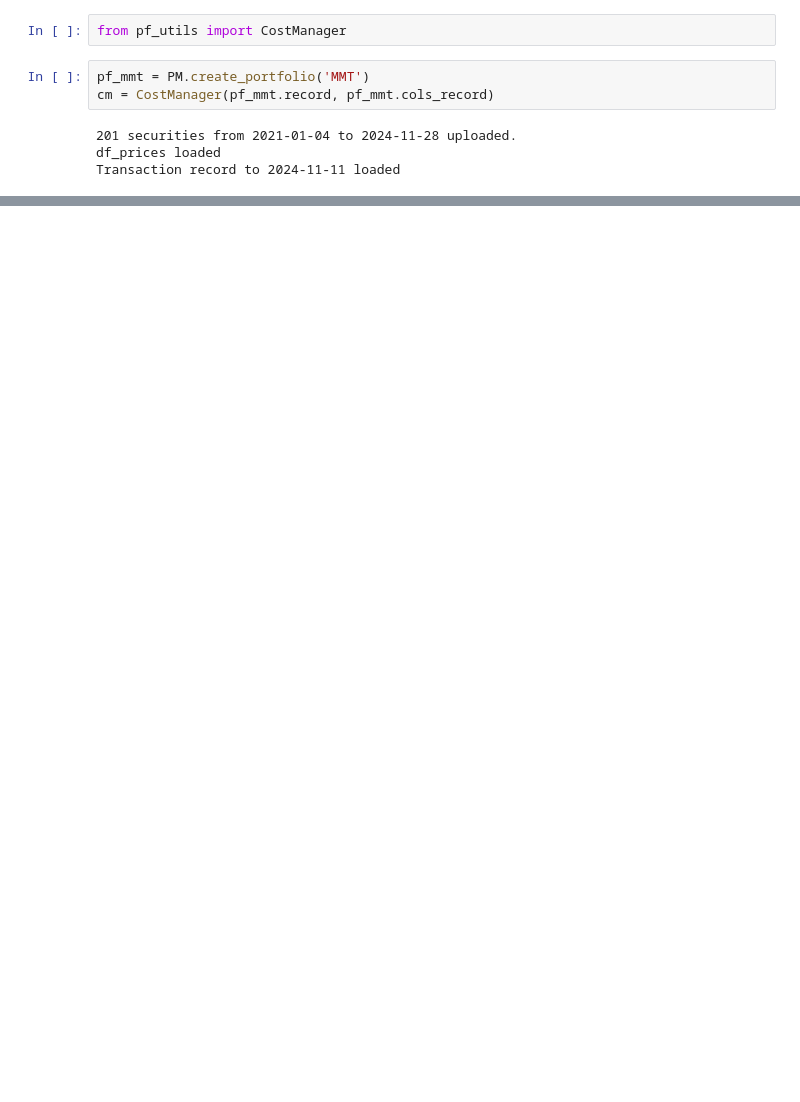
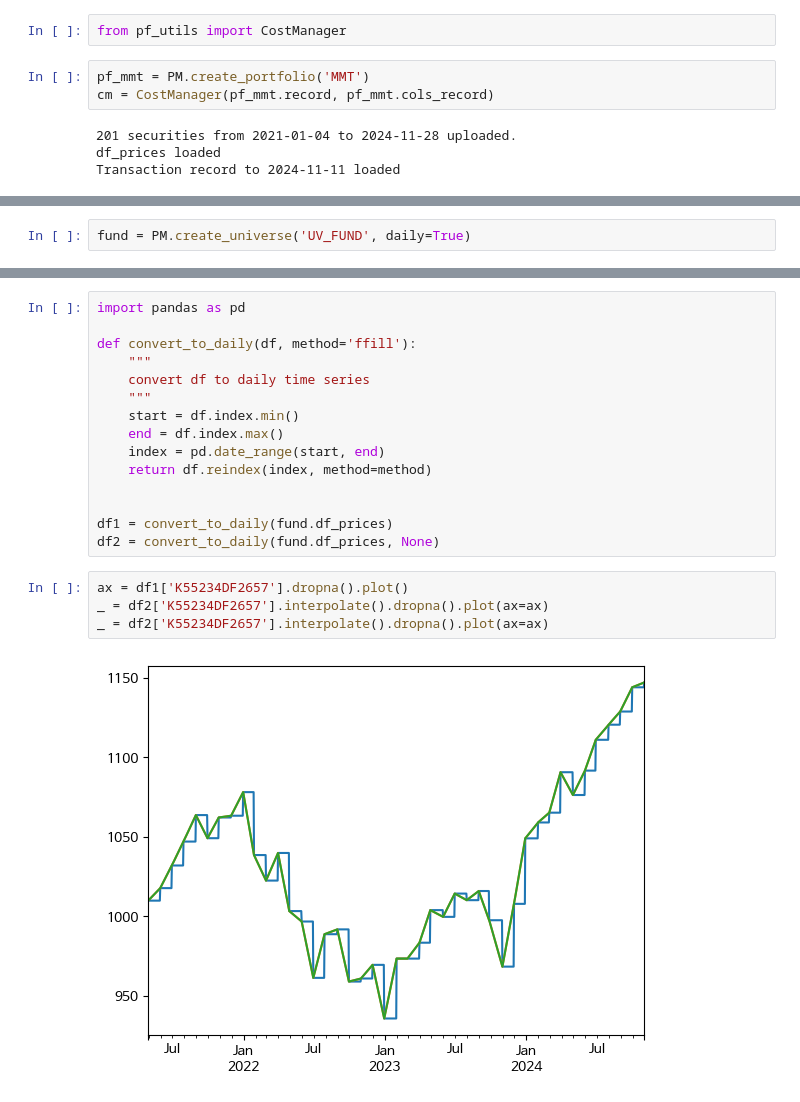
Before and after one commit to lbk209/portfolio, a Jupyter notebook: Allocate_Portfolio.ipynb, the cells around one changed output, grey strips where cells are left out. Saved outputs shown, nothing was run; the diff lists cells and outputs as text; blank space fills up the shorter version.

```diff
--- a/Allocate_Portfolio.ipynb
+++ b/Allocate_Portfolio.ipynb
@@ -982,0 +927,2 @@ cm.calc_cashflow_history()
+# %%
+fund = PM.create_universe('UV_FUND', daily=True)
@@ -982,0 +949,21 @@ cm.calc_cashflow_history()
+# %%
+import pandas as pd
+
+def convert_to_daily(df, method='ffill'):
+    """
+    convert df to daily time series
+    """
+    start = df.index.min()
+    end = df.index.max()
+    index = pd.date_range(start, end)
+    return df.reindex(index, method=method)
+
+
+df1 = convert_to_daily(fund.df_prices)
+df2 = convert_to_daily(fund.df_prices, None)
+# %%
+ax = df1['K55234DF2657'].dropna().plot()
+_ = df2['K55234DF2657'].interpolate().dropna().plot(ax=ax)
+_ = df2['K55234DF2657'].interpolate().dropna().plot(ax=ax)
+# %% [output]
+[figure, added]
```
Also changed, not shown: parts of 42 cells of this notebook, 2 other files.
